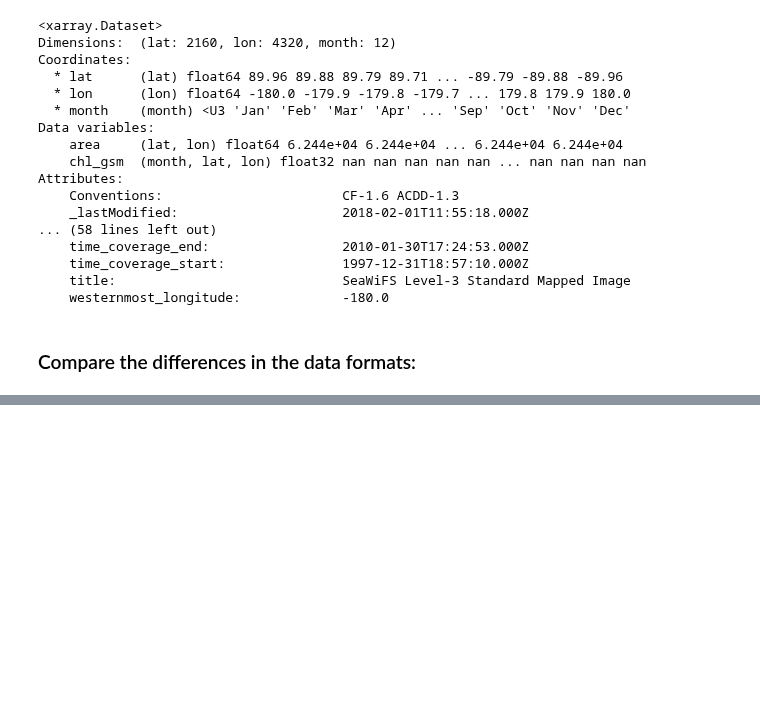
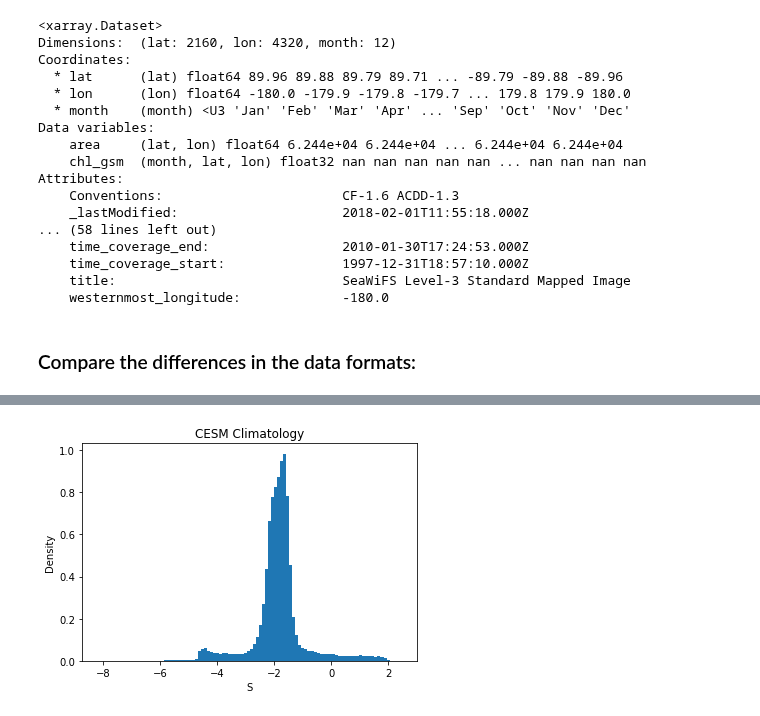
Before and after one commit to Zephyr-Sylvester/krill-cesm-le, a Jupyter notebook: notebooks/Obs_v_Mods.ipynb, the cells around one changed output, grey strips where cells are left out. Drawn from its saved outputs; the diff is of its cells as text; code cells hidden in the pictures; blank space fills up the shorter version.

```diff
--- a/notebooks/Obs_v_Mods.ipynb
+++ b/notebooks/Obs_v_Mods.ipynb
@@ -104,3 +129,0 @@ We need to rename the coordinate names to lon and lat because xESMF has no way t
-# %%
-dsmod = dsmod.rename({'TLAT': 'lon', 'TLONG': 'lat'})
-dsmod
@@ -147,0 +140,10 @@ ImportError: Regrid(filename) requires PIO and does not work if ESMF has not bee
+# %%
+## Histograms of Seawifs
+mod_log_trans = np.log(dsmod.Chl_surf.where(dsmod.Chl_surf>0))
+plt.figure()
+plt.hist(mod_log_trans.values.ravel(), 100, density=True);
+plt.title('CESM Climatology')
+plt.xlabel('S')
+plt.ylabel('Density');
+# %% [output]
+[figure, added]
```
Also changed, not shown: parts of 17 cells of this notebook, 1 other file.
